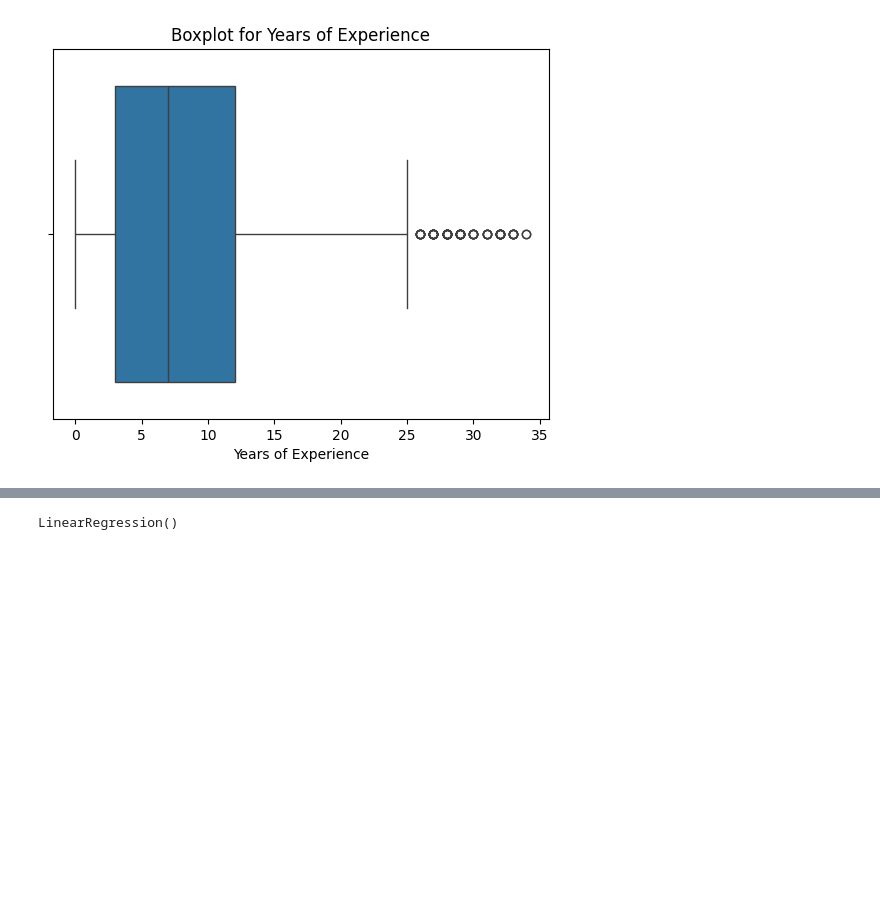
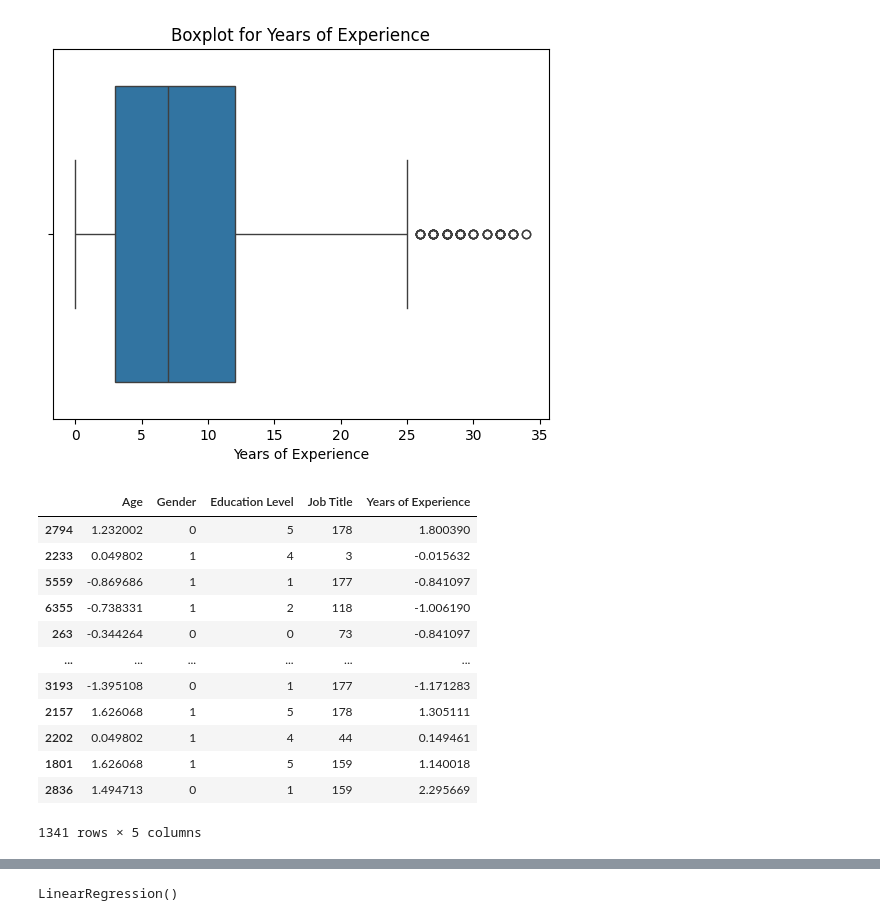
Before and after one commit to khaldon/salary-ml-prediction, a Jupyter notebook: salary-ml.ipynb, the cells around one changed output, grey strips where cells are left out. Saved outputs shown, nothing was run; the diff lists cells and outputs as text; code cells hidden in the pictures; blank space fills up the shorter version.

```diff
--- a/salary-ml.ipynb
+++ b/salary-ml.ipynb
@@ -93,6 +98,22 @@ y = df['Salary']
 # %%
 from sklearn.model_selection import train_test_split
 X_train, X_test, y_train, y_test = train_test_split(X, y, test_size=0.2, random_state=42)
+# %%
+X_test
+# %% [output]
+|  | Age | Gender | Education Level | Job Title | Years of Experience |
+| 2794 | 1.232002 | 0 | 5 | 178 | 1.800390 |
+| 2233 | 0.049802 | 1 | 4 | 3 | -0.015632 |
+| 5559 | -0.869686 | 1 | 1 | 177 | -0.841097 |
+| 6355 | -0.738331 | 1 | 2 | 118 | -1.006190 |
+| 263 | -0.344264 | 0 | 0 | 73 | -0.841097 |
+| ... | ... | ... | ... | ... | ... |
+| 3193 | -1.395108 | 0 | 1 | 177 | -1.171283 |
+| 2157 | 1.626068 | 1 | 5 | 178 | 1.305111 |
+| 2202 | 0.049802 | 1 | 4 | 44 | 0.149461 |
+| 1801 | 1.626068 | 1 | 5 | 159 | 1.140018 |
+| 2836 | 1.494713 | 0 | 1 | 159 | 2.295669 |
+1341 rows × 5 columns
 # %%
 df.dtypes
 # %% [output]
```
Also changed, not shown: parts of 9 cells of this notebook, 4 other files.
